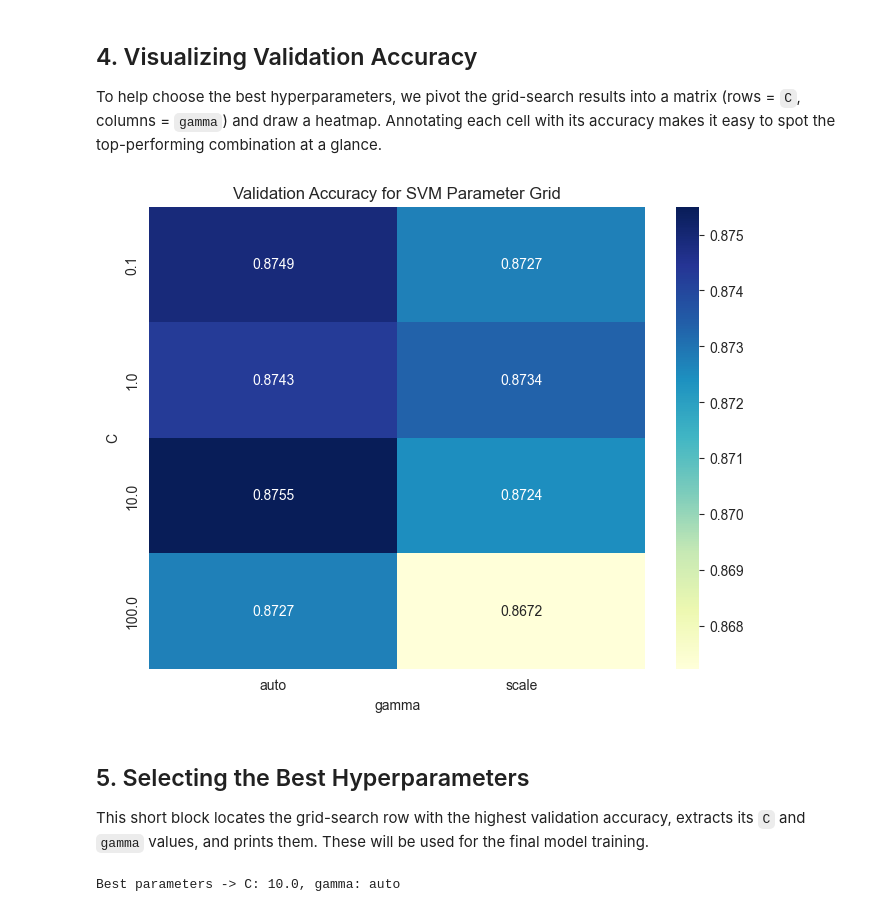
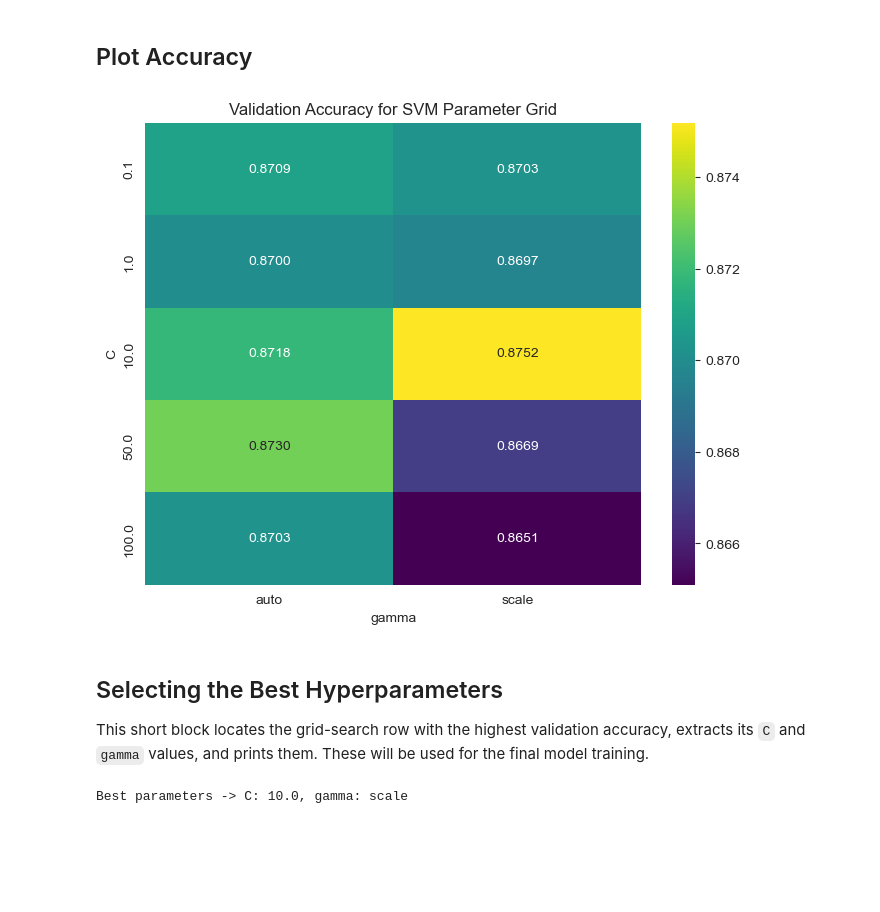
Before and after one commit to SapirDahan/Galaxy10_Classifiers, a Jupyter notebook: SVM.ipynb, the cells around one changed output. Cells and saved outputs as stored; diff of their text form; code cells hidden in the pictures; blank space fills up the shorter version.

```diff
--- a/SVM.ipynb
+++ b/SVM.ipynb
@@ -48,0 +37,27 @@ This section performs a simple grid search over two SVM hyperparameters—`C` (r
+# %%
+# Load data
+data = np.load('Galaxy10_Embedding_vectors/galaxy10_resnet101_embeddings_augmented_balanced.npz', allow_pickle=True)
+
+# Separate train, val, and test
+X_train = data['train_features']
+y_train = data['train_labels']
+X_val = data['val_features']
+y_val = data['val_labels']
+X_test = data['test_features']
+y_test = data['test_labels']
+class_names = data['class_names']
+
+print(f"Original Train size: {X_train.shape[0]}")
+print(f"Original Validation size: {X_val.shape[0]}")
+print(f"Original Test size: {X_test.shape[0]}")
+print(f"Original Embedding dimension: {X_train.shape[1]}")
+
+# PCA to keep 95% variance (fit only on training data)
+pca = PCA(n_components=0.95, random_state=42)
+X_train_pca = pca.fit_transform(X_train)
+X_val_pca = pca.transform(X_val)
+X_test_pca = pca.transform(X_test)
+
+print(f"Reduced Train dimension: {X_train_pca.shape[1]}")
+print(f"Reduced Validation dimension: {X_val_pca.shape[1]}")
+print(f"Reduced Test dimension: {X_test_pca.shape[1]}")
@@ -49,6 +74,6 @@ This section performs a simple grid search over two SVM hyperparameters—`C` (r
 # %%
 # Hyperparameter search for SVM (RBF kernel)
-C_values = [0.1, 1, 10, 100]
+C_values = [0.1, 1, 10, 50, 100]
 gamma_values = ['scale', 'auto']
 results = []
 for C in C_values:
@@ -59,4 +84,3 @@ for C in C_values:
         acc = accuracy_score(y_val, y_val_pred)
         results.append({'C': C, 'gamma': gamma, 'accuracy': acc})
 results_df = pd.DataFrame(results)
-print(results_df)
@@ -73,19 +87,18 @@ print(results_df)
-# %% [markdown]
-## 4. Visualizing Validation Accuracy
-To help choose the best hyperparameters, we pivot the grid-search results into a matrix (rows = `C`, columns = `gamma`) and draw a heatmap. Annotating each cell with its accuracy makes it easy to spot the top-performing combination at a glance.
+# %% [markdown]
+## Plot Accuracy
 # %%
 # Plot validation accuracy heatmap
 results_pivot = results_df.pivot(index='C', columns='gamma', values='accuracy')
 plt.figure(figsize=(8, 6))
-sns.heatmap(results_pivot, annot=True, fmt='.4f', cmap='YlGnBu')
+sns.heatmap(results_pivot, annot=True, fmt='.4f', cmap='viridis')
 plt.title('Validation Accuracy for SVM Parameter Grid')
 plt.ylabel('C')
 plt.xlabel('gamma')
 plt.show()
 # %% [output]
-[figure, old version]
+[figure, new version]
 # %% [markdown]
-## 5. Selecting the Best Hyperparameters
+## Selecting the Best Hyperparameters
 This short block locates the grid-search row with the highest validation accuracy, extracts its `C` and `gamma` values, and prints them. These will be used for the final model training.
 # %%
 # Select best hyperparameters
@@ -94,4 +107,4 @@ best_C = best['C']
 best_gamma = best['gamma']
 print(f"Best parameters -> C: {best_C}, gamma: {best_gamma}")
 # %% [output]
-Best parameters -> C: 10.0, gamma: auto
+Best parameters -> C: 10.0, gamma: scale
```
Also changed, not shown: parts of 29 cells of this notebook, 4 other files.
